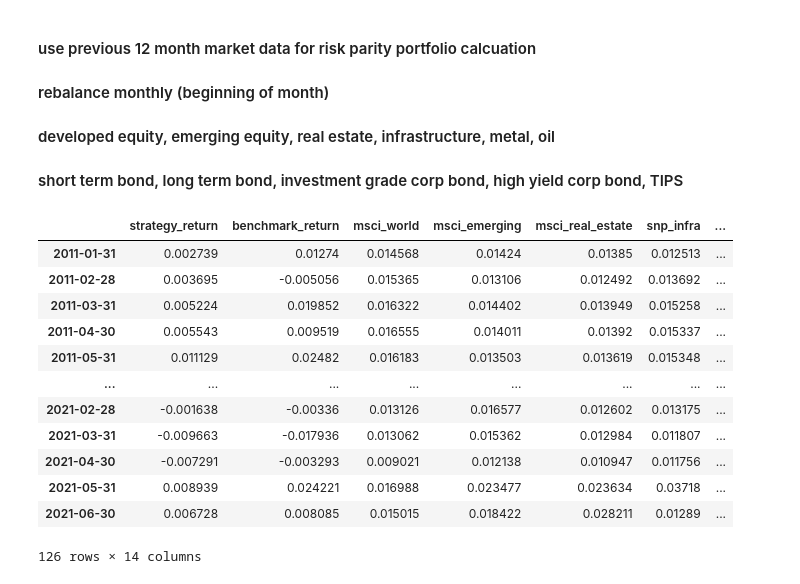
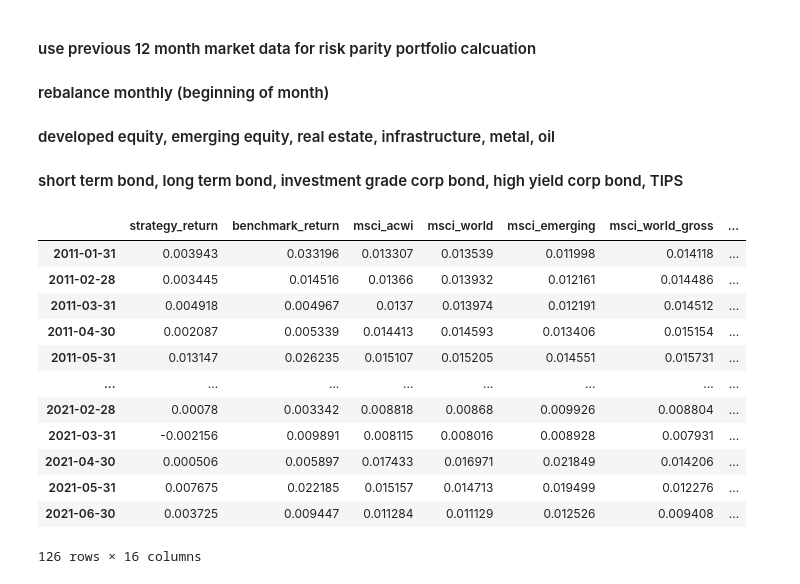
Before and after one commit to QuhiQuhihi/project_quant, a Jupyter notebook: asset_allocation/01_risk_parity.ipynb, the cells around one changed output. Cells and saved outputs as stored; diff of their text form; code cells hidden in the pictures.

```diff
--- a/asset_allocation/01_risk_parity.ipynb
+++ b/asset_allocation/01_risk_parity.ipynb
@@ -34,11 +40,8 @@ data = index_data(**data_setting)
 yield_df = data.index_data_loading()
 
 bm_class_ticker =[
-    "VTI", # Vanguard Total Stock Market ETF                        2001-05-24
-    "TLT", # iShares 20+ Year Treasury Bond ETF                     2002-07-22
-    "IEI", # iShares 3-7 Year Treasury Bond ETF                     2007-01-05
-    "GLD", # SPDR Gold Trust                                        2004-11-18
-    "GSG"  # iShares S&P GSCI Commodity Indexed Trust               2006-07-10
+    "IVV", # Vanguard Total Stock Market ETF                        2001-05-24
+    "AGG", # iShares Core U.S. Aggregate Bond ETF                   2003-09-22
                     ]
 # to draw benchmark
 data_setting = {
@@ -48,16 +51,19 @@ data_setting = {
     'rebal_period' : '1M',
 }
 
-data = yahoo_data(**data_setting)
-benchmark_yield_df = data.yahoo_stock_data_loading()
+# data = yahoo_data(**data_setting)
+benchmark_yield_df = yield_df[['msci_acwi','bb_world_agg']]
 # %%
-def all_weather_strategy(yld_df):
+def _60_40_strategy(yld_df):
     weights = pd.DataFrame(columns=yld_df.columns, index=yld_df.index)
-    weights.loc[:,'VTI'] = 0.300
-    weights.loc[:,'TLT'] = 0.400
-    weights.loc[:,'IEI'] = 0.150
-    weights.loc[:,'GLD'] = 0.075
-    weights.loc[:,'GSG'] = 0.075
+
+    weights.loc[:,'msci_acwi'] = 0.600
+    weights.loc[:,'bb_world_agg'] = 0.400
+    # weights.loc[:,'VTI'] = 0.300
+    # weights.loc[:,'TLT'] = 0.400
+    # weights.loc[:,'IEI'] = 0.150
+    # weights.loc[:,'GLD'] = 0.075
+    # weights.loc[:,'GSG'] = 0.075
     return weights
 # %%
 def RiskParity(covariance_matrix) :
@@ -128,24 +134,24 @@ def RiskContribution(weight, covariance_matrix) :
 # %%
 month_rebal_strategy = rp_rebalance_strategy(
                                           strategy= RiskParity, yld_df=yield_df,
-                                          bm_strategy=all_weather_strategy, bm_yld_df=benchmark_yield_df,
+                                          bm_strategy=_60_40_strategy, bm_yld_df=benchmark_yield_df,
                                           lookback_period=12
                                           )
 month_rebal_strategy
 # %% [output]
-|  | strategy_return | benchmark_return | msci_world | msci_emerging | msci_real_estate | snp_infra | ... |
-| 2011-01-31 | 0.002739 | 0.01274 | 0.014568 | 0.01424 | 0.01385 | 0.012513 | ... |
-| 2011-02-28 | 0.003695 | -0.005056 | 0.015365 | 0.013106 | 0.012492 | 0.013692 | ... |
-| 2011-03-31 | 0.005224 | 0.019852 | 0.016322 | 0.014402 | 0.013949 | 0.015258 | ... |
-| 2011-04-30 | 0.005543 | 0.009519 | 0.016555 | 0.014011 | 0.01392 | 0.015337 | ... |
-| 2011-05-31 | 0.011129 | 0.02482 | 0.016183 | 0.013503 | 0.013619 | 0.015348 | ... |
+|  | strategy_return | benchmark_return | msci_acwi | msci_world | msci_emerging | msci_world_gross | ... |
+| 2011-01-31 | 0.003943 | 0.033196 | 0.013307 | 0.013539 | 0.011998 | 0.014118 | ... |
+| 2011-02-28 | 0.003445 | 0.014516 | 0.01366 | 0.013932 | 0.012161 | 0.014486 | ... |
+| 2011-03-31 | 0.004918 | 0.004967 | 0.0137 | 0.013974 | 0.012191 | 0.014512 | ... |
+| 2011-04-30 | 0.002087 | 0.005339 | 0.014413 | 0.014593 | 0.013406 | 0.015154 | ... |
+| 2011-05-31 | 0.013147 | 0.026235 | 0.015107 | 0.015205 | 0.014551 | 0.015731 | ... |
 | ... | ... | ... | ... | ... | ... | ... | ... |
-| 2021-02-28 | -0.001638 | -0.00336 | 0.013126 | 0.016577 | 0.012602 | 0.013175 | ... |
-| 2021-03-31 | -0.009663 | -0.017936 | 0.013062 | 0.015362 | 0.012984 | 0.011807 | ... |
-| 2021-04-30 | -0.007291 | -0.003293 | 0.009021 | 0.012138 | 0.010947 | 0.011756 | ... |
-| 2021-05-31 | 0.008939 | 0.024221 | 0.016988 | 0.023477 | 0.023634 | 0.03718 | ... |
-| 2021-06-30 | 0.006728 | 0.008085 | 0.015015 | 0.018422 | 0.028211 | 0.01289 | ... |
+| 2021-02-28 | 0.00078 | 0.003342 | 0.008818 | 0.00868 | 0.009926 | 0.008804 | ... |
+| 2021-03-31 | -0.002156 | 0.009891 | 0.008115 | 0.008016 | 0.008928 | 0.007931 | ... |
+| 2021-04-30 | 0.000506 | 0.005897 | 0.017433 | 0.016971 | 0.021849 | 0.014206 | ... |
+| 2021-05-31 | 0.007675 | 0.022185 | 0.015157 | 0.014713 | 0.019499 | 0.012276 | ... |
+| 2021-06-30 | 0.003725 | 0.009447 | 0.011284 | 0.011129 | 0.012526 | 0.009408 | ... |
-126 rows × 14 columns
+126 rows × 16 columns
 # %%
 quantstats.reports.plots(month_rebal_strategy['strategy_return'], mode='basic')
 # %% [output]
```
Also changed, not shown: parts of 7 cells of this notebook, 1 other file.
